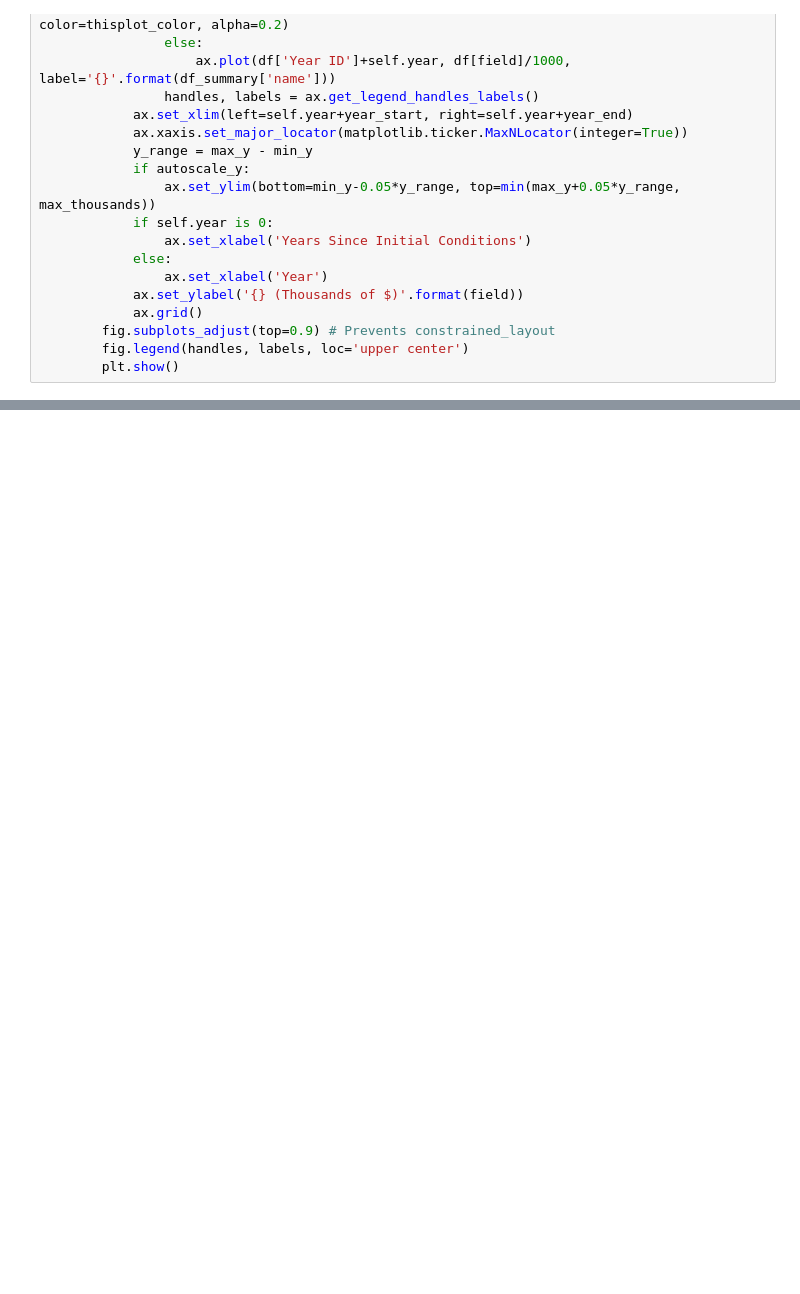
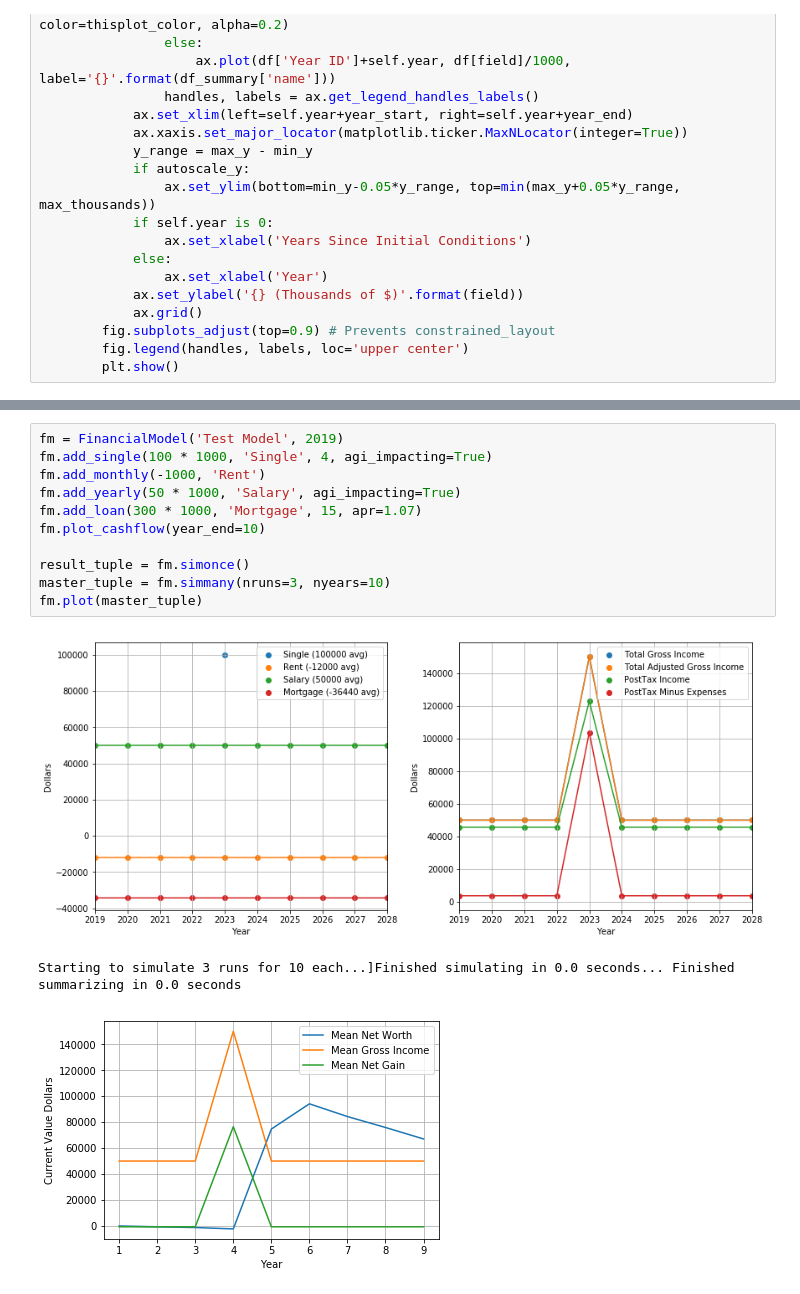
Before and after one commit to greglink/public, a Jupyter notebook: tax/Financial Modeling.ipynb, the cells around one changed output, grey strips where cells are left out. Saved outputs shown, nothing was run; the diff lists cells and outputs as text; blank space fills up the shorter version.

```diff
--- a/tax/Financial Modeling.ipynb
+++ b/tax/Financial Modeling.ipynb
@@ -456,0 +734,15 @@ Starting sim for Complex Model (Single/CA)+650000 @ 1.075+/-0.189 for 45 yrs ...
+# %%
+fm = FinancialModel('Test Model', 2019)
+fm.add_single(100 * 1000, 'Single', 4, agi_impacting=True)
+fm.add_monthly(-1000, 'Rent')
+fm.add_yearly(50 * 1000, 'Salary', agi_impacting=True)
+fm.add_loan(300 * 1000, 'Mortgage', 15, apr=1.07)
+fm.plot_cashflow(year_end=10)
+
+result_tuple = fm.simonce()
+master_tuple = fm.simmany(nruns=3, nyears=10)
+fm.plot(master_tuple)
+# %% [output]
+[figure, added]
+Starting to simulate 3 runs for 10 each...]Finished simulating in 0.0 seconds... Finished summarizing in 0.0 seconds
+[figure, added]
```
Also changed, not shown: parts of 6 cells of this notebook, 2 other files.
